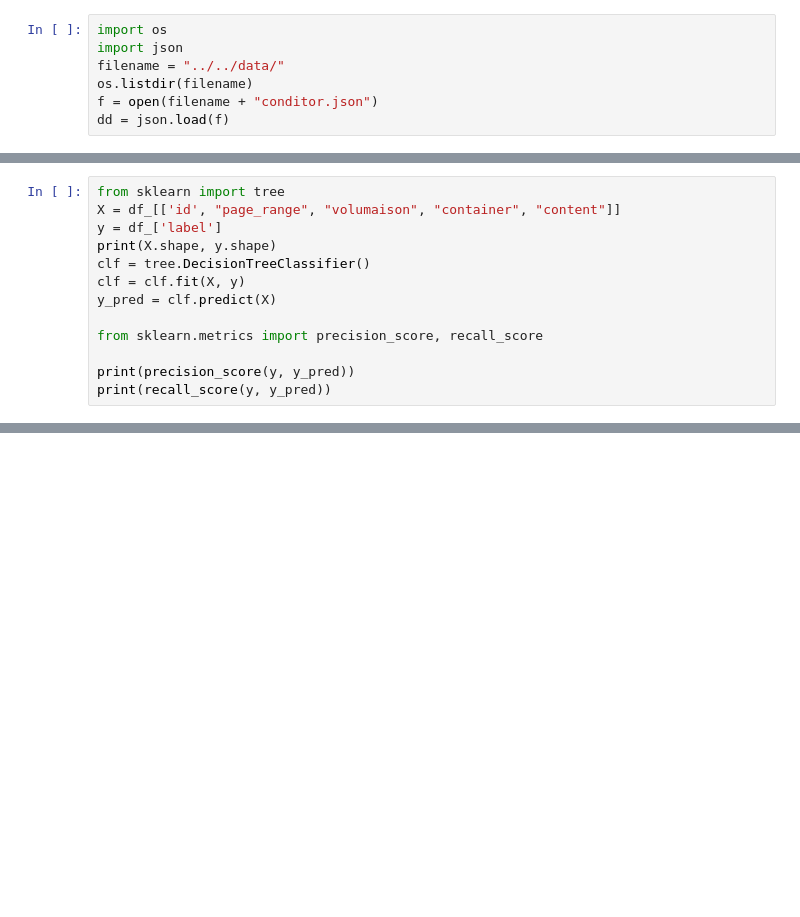
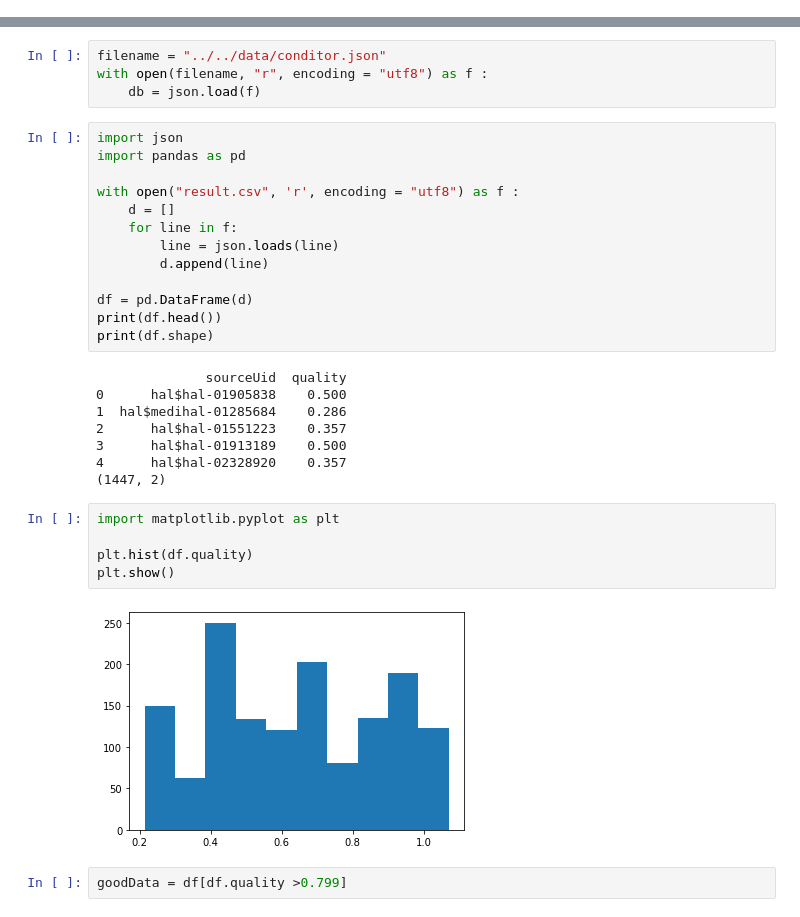
Before and after one commit to amaelDago/co-near_dup, a Jupyter notebook: get-data.ipynb, the cells around one changed output, grey strips where cells are left out. Drawn from its saved outputs; the diff is of its cells as text; blank space fills up the shorter version.

```diff
--- a/get-data.ipynb
+++ b/get-data.ipynb
@@ -59,7 +0,0 @@ NameError: name 'pd' is not defined
-# %%
-import os
-import json
-filename = "../../data/"
-os.listdir(filename)
-f = open(filename + "conditor.json")
-dd = json.load(f)
@@ -173,13 +0,0 @@ df_
-# %%
-from sklearn import tree
-X = df_[['id', "page_range", "volumaison", "container", "content"]]
-y = df_['label']
-print(X.shape, y.shape)
-clf = tree.DecisionTreeClassifier()
-clf = clf.fit(X, y)
-y_pred = clf.predict(X)
-
-from sklearn.metrics import precision_score, recall_score
-
-print(precision_score(y, y_pred))
-print(recall_score(y, y_pred))
@@ -254,0 +144,34 @@ def decode_b64(teiblob) :
+# %%
+filename = "../../data/conditor.json"
+with open(filename, "r", encoding = "utf8") as f :
+    db = json.load(f)
+# %%
+import json
+import pandas as pd
+
+with open("result.csv", 'r', encoding = "utf8") as f :
+    d = []
+    for line in f:
+        line = json.loads(line)
+        d.append(line)
+
+df = pd.DataFrame(d)
+print(df.head())
+print(df.shape)
+# %% [output]
+              sourceUid  quality
+0      hal$hal-01905838    0.500
+1  hal$medihal-01285684    0.286
+2      hal$hal-01551223    0.357
+3      hal$hal-01913189    0.500
+4      hal$hal-02328920    0.357
+(1447, 2)
+# %%
+import matplotlib.pyplot as plt
+
+plt.hist(df.quality)
+plt.show()
+# %% [output]
+[figure, added]
+# %%
+goodData = df[df.quality >0.799]
```
Also changed, not shown: parts of 30 cells of this notebook, 15 other files.
